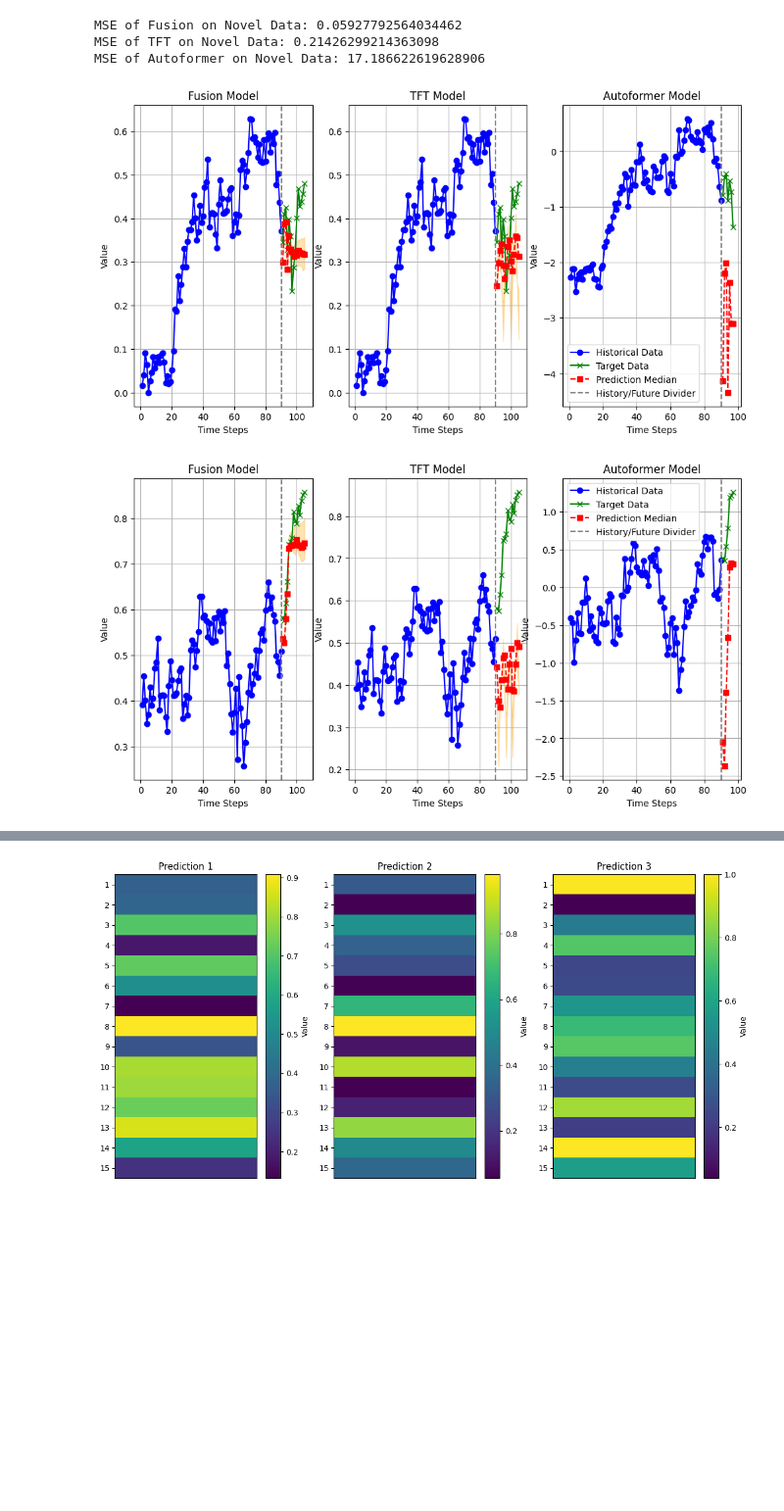
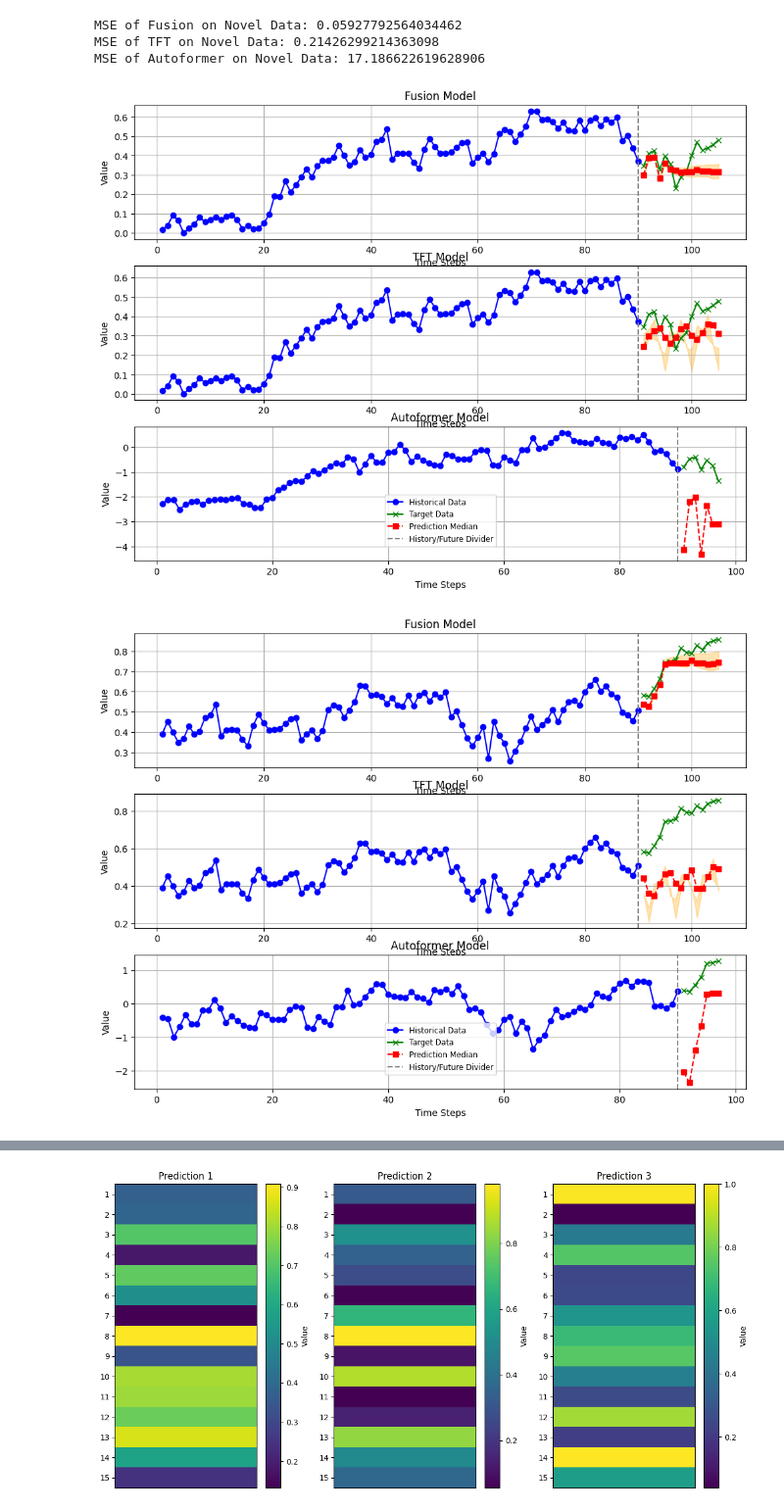
Before and after one commit to luanlam97/Gated_fusion, a Jupyter notebook: fusion.ipynb, the cells around one changed output, grey strips where cells are left out. Shown at 98% size. Cells and saved outputs as stored; diff of their text form; code cells hidden in the pictures; blank space fills up the shorter version.

```diff
--- a/fusion.ipynb
+++ b/fusion.ipynb
@@ -470,7 +470,7 @@ import numpy as np
 import matplotlib.pyplot as plt
 
 for i in range(len(history_list)):
-    plt.figure(figsize=(12, 6))
+    plt.figure(figsize=(12, 9))
 
     history = history_list[i][0][:,0].cpu().numpy()
     target = target_list[i][0].cpu().numpy()
@@ -481,7 +481,7 @@ for i in range(len(history_list)):
     # Combine history and future indices
     history_indices = np.arange(1, len(history) + 1)
     future_indices = np.arange(len(history) + 1, len(history) + len(target) + 1)
-    plt.subplot(1, 3, 1)
+    plt.subplot(3, 1, 1)
     # Plot history
 
     plt.plot(history_indices, history, label="Historical Data", color="blue", marker="o")
@@ -514,7 +514,7 @@ for i in range(len(history_list)):
     # Combine history and future indices
     history_indices = np.arange(1, len(history) + 1)
     future_indices = np.arange(len(history) + 1, len(history) + len(target) + 1)
-    plt.subplot(1, 3, 2)
+    plt.subplot(3, 1, 2)
     # Plot history
 
     plt.plot(history_indices, history, label="Historical Data", color="blue", marker="o")
@@ -542,34 +542,34 @@ for i in range(len(history_list)):
 
     plt.grid()
 
 
     predictions  = autoformer_list[i][0].cpu().numpy()
 
     # Combine history and future indices
     history = autoformer_hist[i][0][:,-1].cpu().numpy()
     target = autoformer_future[i][0].cpu().numpy()
     history_indices = np.arange(1, len(history) + 1)
     future_indices = np.arange(len(history) + 1, len(history) + len(target) + 1)
-    plt.subplot(1, 3, 3)
+    plt.subplot(3,1 , 3)
     # Plot history
 
     plt.plot(history_indices, history, label="Historical Data", color="blue", marker="o")
 
     # Plot target
     plt.plot(future_indices, target, label="Target Data", color="green", marker="x")
 
     plt.plot(future_indices, predictions, color="red", linestyle="--", marker="s", label="Prediction Median")
 
     # Add divider, labels, and legend
     plt.axvline(x=len(history), color='gray', linestyle='--', label='History/Future Divider')
     plt.xlabel("Time")
     plt.ylabel("Value")
     plt.title("Autoformer Model")
     plt.xlabel("Time Steps")
     plt.ylabel("Value")
-    plt.legend()
+    plt.legend(loc="center", bbox_to_anchor=(0.5, 0.3), fontsize='small')
     plt.grid()
     plt.savefig(f"result/img_{i}.png")
 # %% [output]
-[figure, old version]
+[figure, new version]
-[figure, old version]
+[figure, new version]
```
Also changed, not shown: parts of 1 cell of this notebook, 5 other files.
